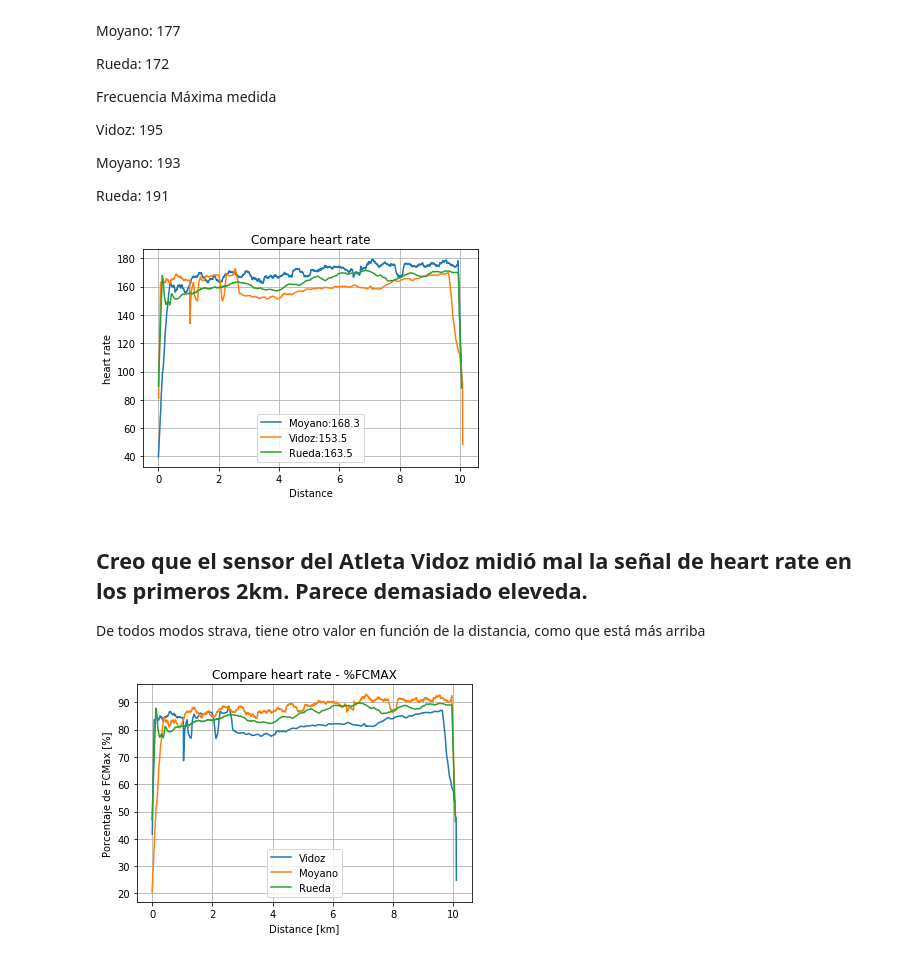
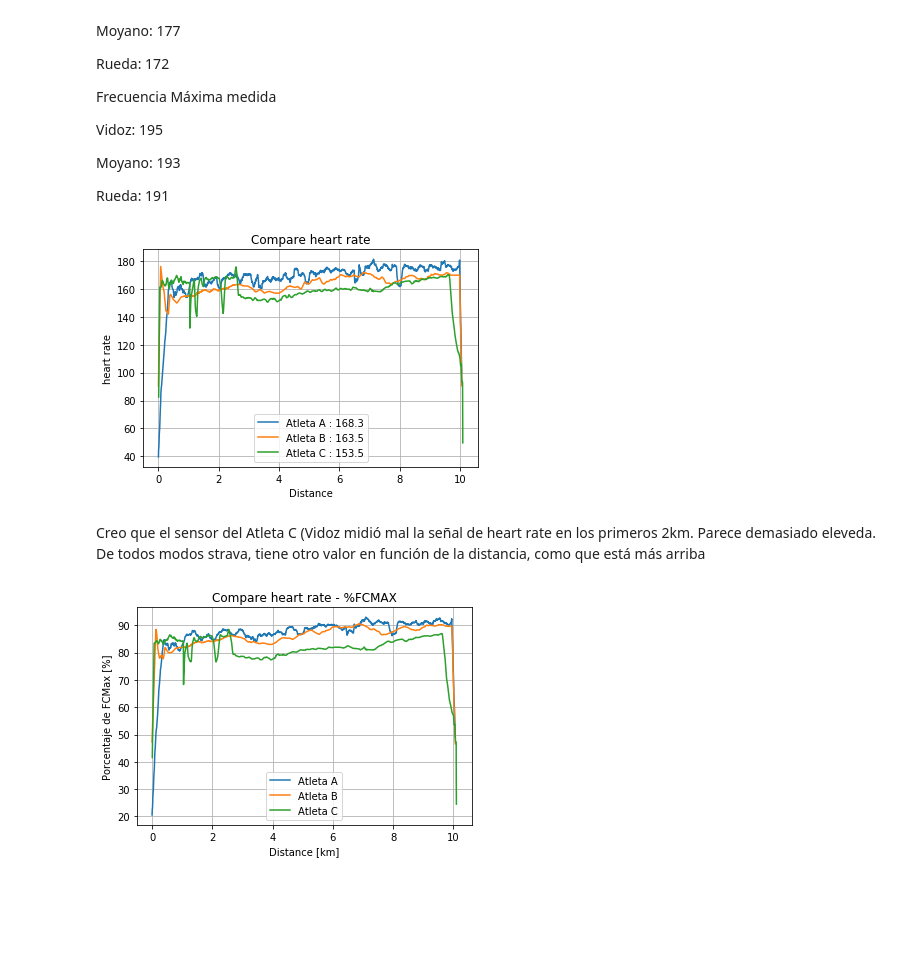
Before and after one commit to sagarueda/Data_10k_Test, a Jupyter notebook: Test 10K.ipynb, the cells around one changed output. Drawn from its saved outputs; the diff is of its cells as text; code cells hidden in the pictures; blank space fills up the shorter version.

```diff
--- a/Test 10K.ipynb
+++ b/Test 10K.ipynb
@@ -144,18 +248,18 @@ plt.show()
 # %%
-#Marco, Jaime y Gabi declaran tener velocidad "cercana a la VAM"
-names = ["Vidoz", "Moyano","Rueda"]
-#VAM = [3:12, 3:03,3:08]
-V_10min = 20-np.array([12,3,8])/12 #km/h
+names = ["Atleta A", "Atleta B","Atleta C"]
+#VAM = [3:12, 3:03,3:08] #vel de 2k de c/u
+
+V_vam = y#vam promedio
 
 #V_10K_Personal Best = [3:33, 3:26,3:27] (Pista2019, CIpolletti2019, Velodromo2019)
-V_10k = 20-np.array([33,26,27])/12
-FC10k_avg = [184,177,172]
-FC10k_max = [195,193,191]
+V_10k = 20-np.array([26,27,33])/12
+FC10k_avg = [177,172,184]
+FC10k_max = [193,190,195]
 P_Best = pd.DataFrame()
-P_Best["parametros"] = ["V_10min","V_10K", "FC_Average_10k","FC_Max_10k"]
+P_Best["parametros"] = ["V_vam","V_10K", "FC_Average_10k","FC_Max_10k"]
 j = 0
 for i in names:
-    P_Best[i] = np.array([V_10min[j],V_10k[j],FC10k_avg[j],FC10k_max[j]])
+    P_Best[i] = np.array([round(V_vam[j],2),round(V_10k[j],2),int(FC10k_avg[j]),int(FC10k_max[j])])
     j +=1
 
 P_Best.head()
@@ -243,33 +343,33 @@ Rueda: 191
 # %%
 ## Se compara la frec cardiaca de los tres atletas
 plt.figure(2)
-N2 = 50
+N2 = 30
 plt.title("Compare heart rate")
-plt.plot(data_4["distance"],smooth(data_4["heartrate"],N2),label="Moyano:"+str(round(np.mean(data_4["heartrate"]),1)))
-plt.plot(data_3["distance"],smooth(data_3["heartrate"],N2),label="Vidoz:"+str(round(np.mean(data_3["heartrate"]),1)))
-plt.plot(data_1["distance"],smooth(data_1["heartrate"],N2),label="Rueda:"+str(round(np.mean(data_1["heartrate"]),1)))
+plt.plot(data_A["distance"],smooth(data_A["heartrate"],N2),label=names[0]+" : "+str(round(np.mean(data_A["heartrate"]),1)))
+plt.plot(data_B["distance"],smooth(data_B["heartrate"],N2),label=names[1]+" : "+str(round(np.mean(data_B["heartrate"]),1)))
+plt.plot(data_C["distance"],smooth(data_C["heartrate"],N2),label=names[2]+" : "+str(round(np.mean(data_C["heartrate"]),1)))
 plt.xlabel('Distance')
 plt.ylabel("heart rate")
 plt.legend()
 plt.grid()
 plt.show()
 # %% [output]
-[figure, old version]
+[figure, new version]
 # %% [markdown]
-## Creo que el sensor del Atleta Vidoz midió mal la señal de heart rate en los primeros 2km. Parece demasiado eleveda.
+Creo que el sensor del Atleta C (Vidoz midió mal la señal de heart rate en los primeros 2km. Parece demasiado eleveda.
 De todos modos strava, tiene otro valor en función de la distancia, como que está más arriba
 # %%
-V_VAM_A = np.array(100 - (P_Best["Vidoz"][3]-np.array(data_3["heartrate"]))/P_Best["Vidoz"][3]*100)
-V_VAM_B = np.array(100 - (P_Best["Moyano"][3]-np.array(data_4["heartrate"]))/P_Best["Moyano"][3]*100)
-V_VAM_C = np.array(100 - (P_Best["Rueda"][3]-np.array(data_1["heartrate"]))/P_Best["Rueda"][3]*100)
+V_VAM_A = np.array(100 - (P_Best[names[0]][3]-np.array(data_A["heartrate"]))/P_Best[names[0]][3]*100)
+V_VAM_B = np.array(100 - (P_Best[names[1]][3]-np.array(data_B["heartrate"]))/P_Best[names[0]][3]*100)
+V_VAM_C = np.array(100 - (P_Best[names[2]][3]-np.array(data_C["heartrate"]))/P_Best[names[0]][3]*100)
 
 
 plt.figure(2)
 N1 = 50
 plt.title("Compare heart rate - %FCMAX")
-ax1 = plt.plot(data_3["distance"],smooth(V_VAM_A,N1),label="Vidoz")
-plt.plot(data_4["distance"],smooth(V_VAM_B,N1),label="Moyano")
-plt.plot(data_1["distance"],smooth(V_VAM_C,N1),label="Rueda")
+ax1 = plt.plot(data_A["distance"],smooth(V_VAM_A,N1),label=names[0])
+plt.plot(data_B["distance"],smooth(V_VAM_B,N1),label=names[1])
+plt.plot(data_C["distance"],smooth(V_VAM_C,N1),label=names[2])
 plt.xlabel('Distance [km]')
 plt.ylabel("Porcentaje de FCMax [%]")
 plt.legend()
@@ -277,7 +377,7 @@ plt.grid()
 #ax1.set_ylim(60,110)
 plt.show()
 # %% [output]
-[figure, old version]
+[figure, new version]
 # %%
 plt.figure(3)
 N3=50
```
Also changed, not shown: parts of 28 cells of this notebook.
